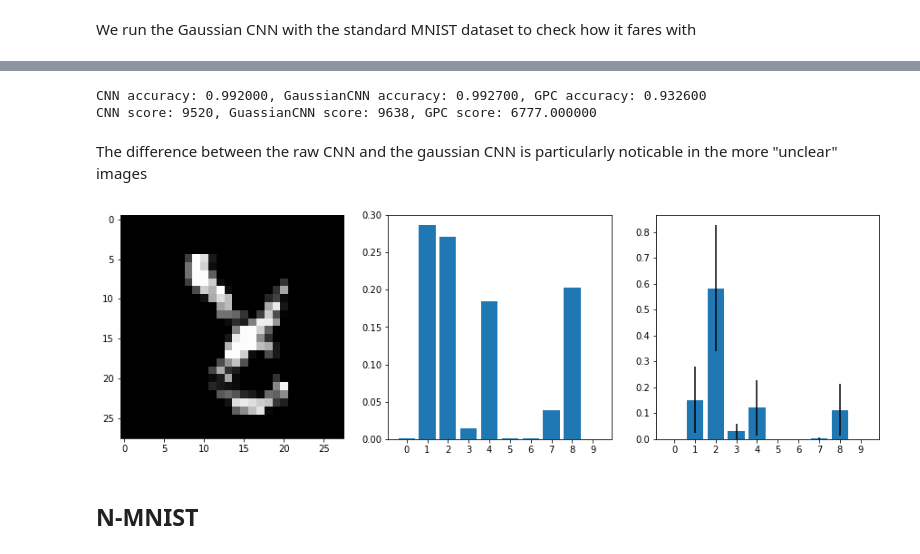
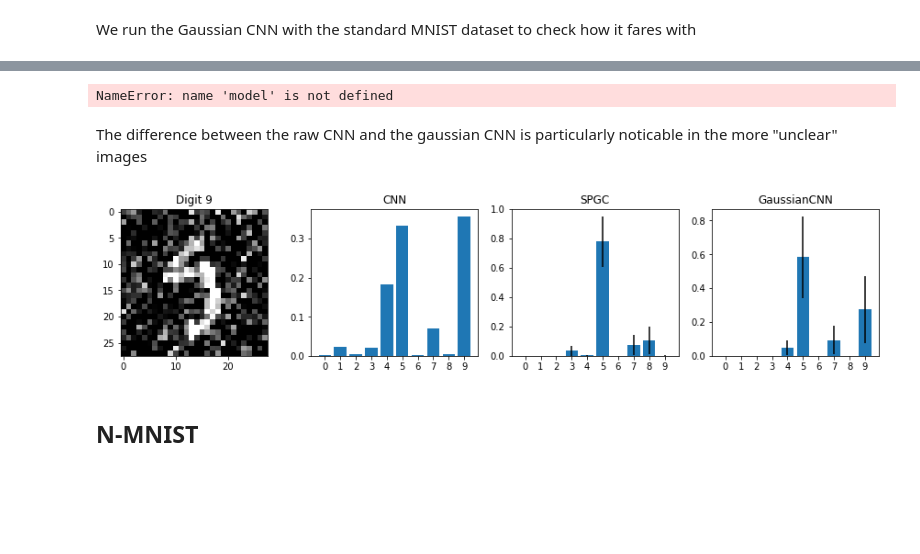
Before and after one commit to CoderPat/CAM-MPHIL-ACS, a Jupyter notebook: mini-project/evaluation.ipynb, the cells around one changed output, grey strips where cells are left out. Cells and saved outputs as stored; diff of their text form; code cells hidden in the pictures; blank space fills up the shorter version.

```diff
--- a/mini-project/evaluation.ipynb
+++ b/mini-project/evaluation.ipynb
@@ -116,33 +116,40 @@ Epoch 4/9
 # %%
 gcnn_class_prob_dist = np.array(model.predict(x_test))
 cnn_class_prob_raw, gpc_class_prob_dist = model.predict(x_test, raw_predict=True)
+gpc_class_prob_dist = np.array(gpc_class_prob_dist)
 
-y_predict_all_gcnn = labels_from_probs(gcnn_class_prob_dist[0])
-y_predict_unc_gcnn = labels_from_probs(gcnn_class_prob_dist[0], gcnn_class_prob_dist[1], 1)#
-y_predict_all_gpc = labels_from_probs(gpc_class_prob_dist[0])
-y_predict_unc_gpc = labels_from_probs(gpc_class_prob_dist[0], gpc_class_prob_dist[1], 1)
-y_predict_raw = labels_from_probs(cnn_class_prob_raw)
+y_predict_all_gcnn = uncertain_predict(gcnn_class_prob_dist[0])
+y_predict_unc_gcnn = uncertain_predict(gcnn_class_prob_dist[0], gcnn_class_prob_dist[1], 1)#
+y_predict_all_gpc = uncertain_predict(gpc_class_prob_dist[0])
+y_predict_unc_gpc = uncertain_predict(gpc_class_prob_dist[0], gpc_class_prob_dist[1], 1)
+y_predict_raw = uncertain_predict(cnn_class_prob_raw)
 
 acc_raw = accuracy_score(y_test, y_predict_raw)
 acc_gaussian = accuracy_score(y_test, y_predict_all_gcnn)
 acc_gpc = accuracy_score(y_test, y_predict_all_gpc)
+print('CNN accuracy: %4f, GaussianCNN accuracy: %4f, GPC accuracy: %4f' % (acc_raw, acc_gaussian, acc_gpc))
 
-score_raw = uncertain_score(y_test, y_predict_raw, 5)
-score_gaussian = uncertain_score(y_test, y_predict_unc_gcnn, 5)
-score_gpc = uncertain_score(y_test, y_predict_unc_gpc, 5)
-print('CNN accuracy: %4f, GaussianCNN accuracy: %4f, GPC accuracy: %4f' % (acc_raw, acc_gaussian, acc_gpc))
-print('CNN score: %d, GuassianCNN score: %d, GPC score: %4f' % (score_raw, score_gaussian, score_gpc))
+score_raw = nasu(y_test, y_predict_raw, 10)
+score_gaussian = nasu(y_test, y_predict_unc_gcnn, 10)
+score_gpc = nasu(y_test, y_predict_unc_gpc, 10)
+for X in [1, 3, 10]:
+    score_raw = nasu(y_test, y_predict_raw, X)
+    score_gaussian = nasu(y_test, y_predict_unc_gcnn, X)
+    score_gpc = nasu(y_test, y_predict_unc_gpc, X)
+    print('CNN score: %4f, GuassianCNN score: %4f, GPC score: %4f' % (score_raw, score_gaussian, score_gpc))
 # %% [output]
-CNN accuracy: 0.992000, GaussianCNN accuracy: 0.992700, GPC accuracy: 0.932600
-CNN score: 9520, GuassianCNN score: 9638, GPC score: 6777.000000
+NameError: name 'model' is not defined
 # %% [markdown]
 The difference between the raw CNN and the gaussian CNN is particularly noticable in the more "unclear" images
 # %%
-worst_results = np.argsort(np.max(class_prob_raw, axis=1))[:10]
+worst_results = np.argsort(np.max(cnn_class_prob_raw, axis=1))[:50]
 random_digit = random.choice(worst_results)
-print_digit(x_test[random_digit], class_prob_raw[random_digit], class_prob_dist[:, random_digit])
+print_digit(x_test[random_digit], y_test[random_digit],
+            cnn_class_prob_raw[random_digit],
+            gpc_class_prob_dist[:, random_digit],
+            gcnn_class_prob_dist[:, random_digit])
 # %% [output]
-[figure, old version]
+[figure, new version]
 # %% [markdown]
 ## N-MNIST
 # %% [markdown]
```
Also changed, not shown: parts of 5 cells of this notebook, 1 other file.
